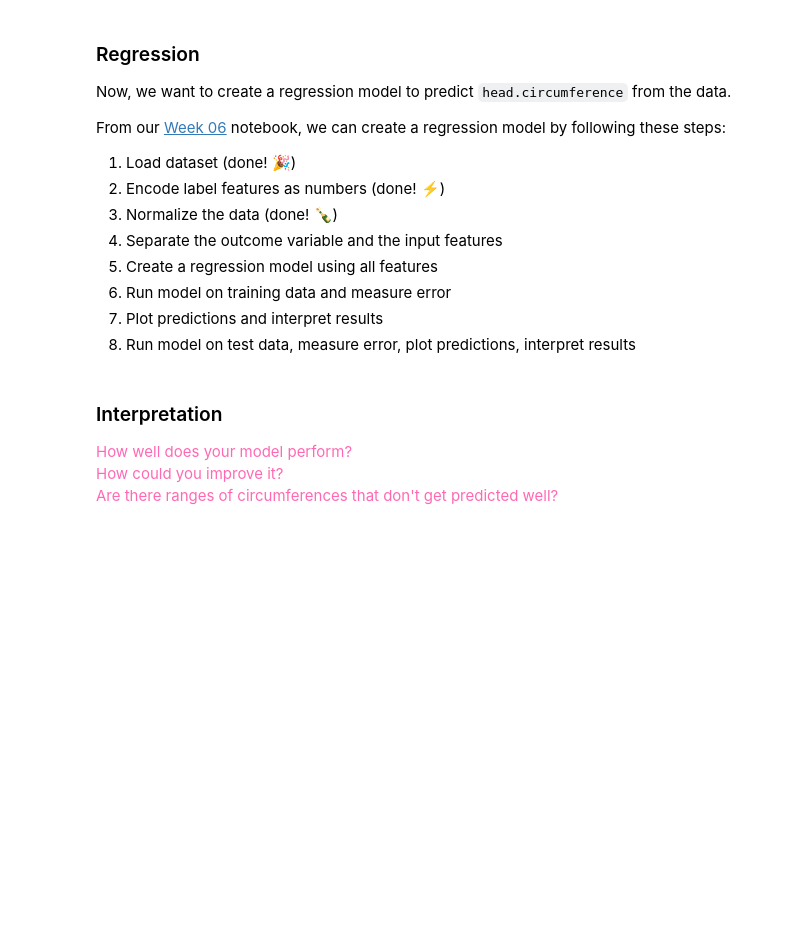
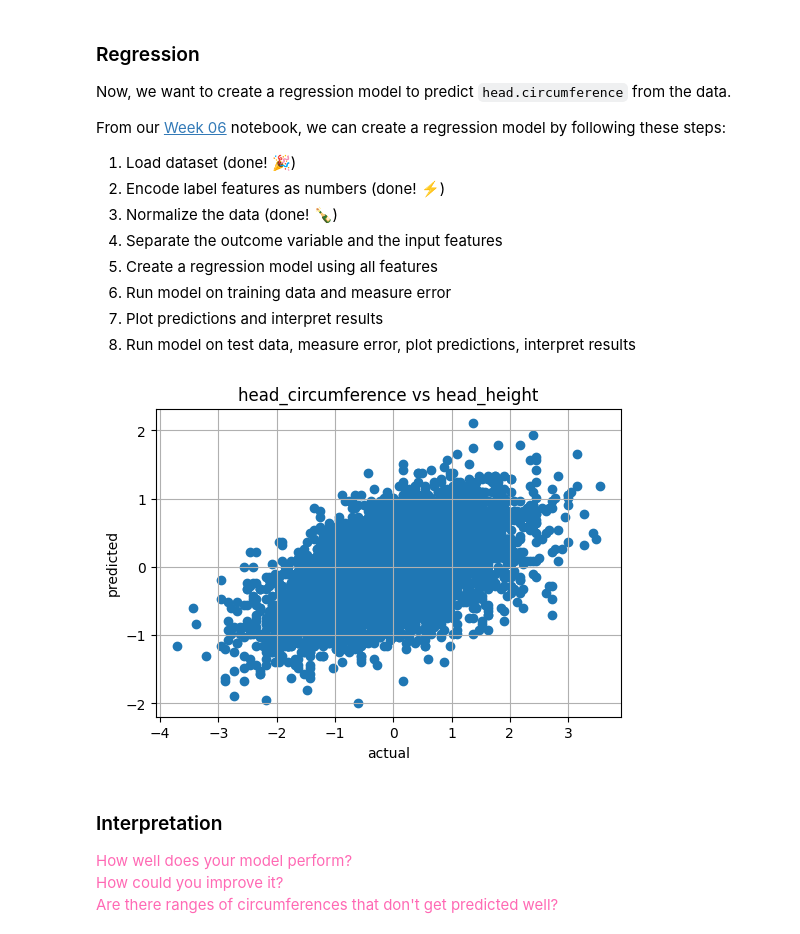
Before and after one commit to nevenarmanios-AIML/Homework06, a Jupyter notebook: Homework06.ipynb, the cells around one changed output. Cells and saved outputs as stored; diff of their text form; code cells hidden in the pictures; blank space fills up the shorter version.

Commit message:
Regression model

```diff
--- a/Homework06.ipynb
+++ b/Homework06.ipynb
@@ -226,13 +226,32 @@ From our [Week 06](https://github.com/PSAM-5020-2026S-A/WK06) notebook, we can c
 # %%
 # Work on Regression Model here
 
 ## Separate outcome variable and input features
+head_circumference = ansur_df_normalize["head.circumference"]
+head_height = ansur_df_normalize[["head.height"]]
+
+
 
 ## Create a regression model
+head_circumference_regMod = LinearRegression()
+head_circumference_regMod.fit(head_height, head_circumference)
 
 ## Measure error on training data
 
+head_circumference_predict = head_circumference_regMod.predict(head_height)
+
+regression_error(ansur_df_normalize["head.circumference"], head_circumference_predict)
+
 ## Plot predictions and interpret results
+plt.figure(figsize=(6,4))
+plt.scatter(ansur_df_normalize["head.circumference"], head_circumference_predict)
+plt.xlabel("actual")
+plt.ylabel("predicted")
+plt.title("head_circumference vs head_height")
+plt.grid(True)
+plt.show()
+# %% [output]
+[figure, added]
 # %%
 ## Load Test Data
 ANSUR_TEST_FILE = "https://raw.githubusercontent.com/PSAM-5020-2026S-A/5020-utils/main/datasets/json/ansur-test.json"
```
